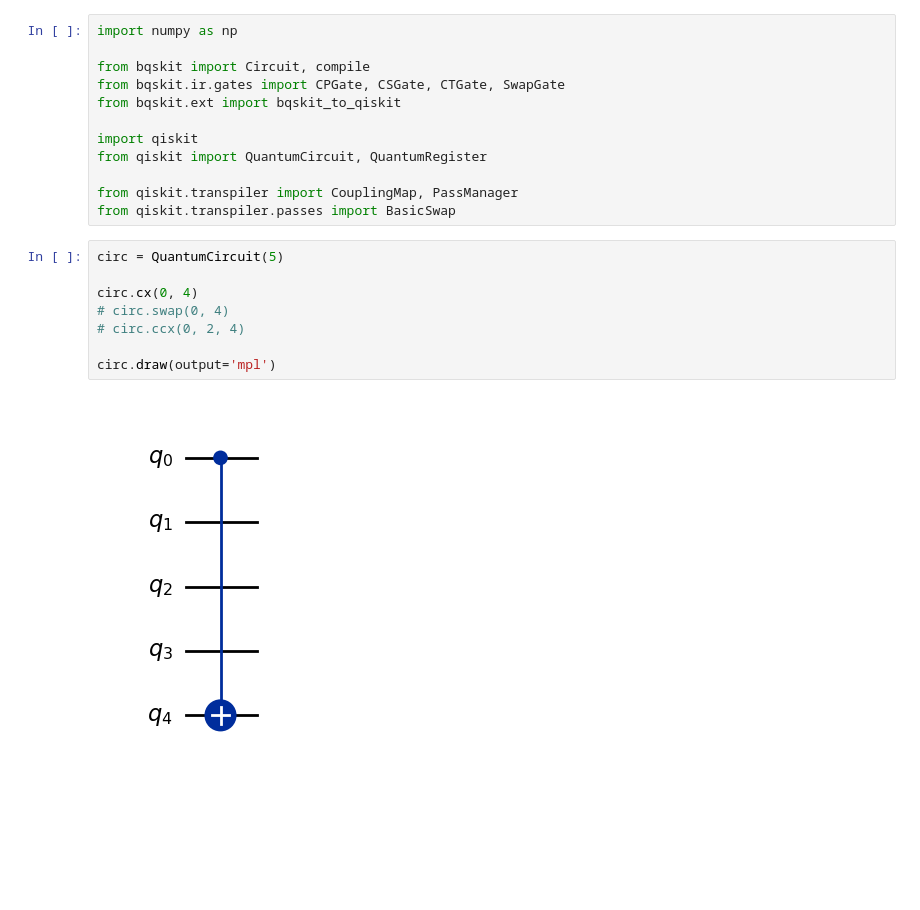
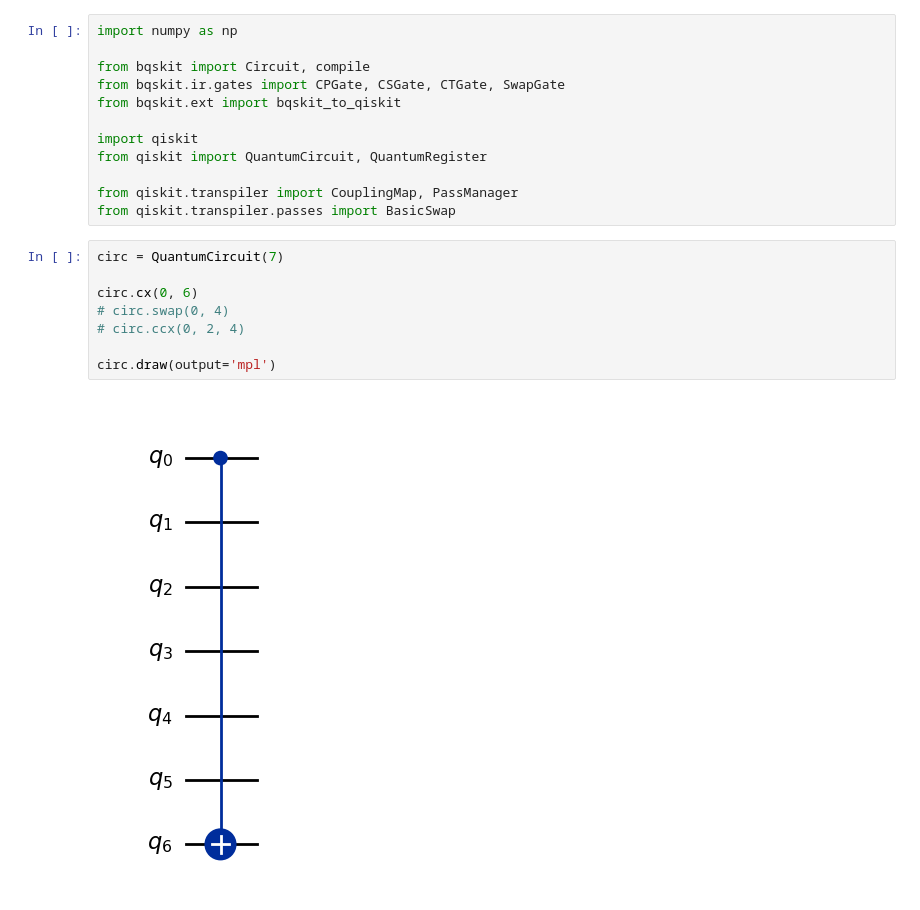
Before and after one commit to sumeetshirgure/dynconn, a Jupyter notebook: qiskit_check.ipynb, the cells around one changed output. Cells and saved outputs as stored; diff of their text form; blank space fills up the shorter version.

```diff
--- a/qiskit_check.ipynb
+++ b/qiskit_check.ipynb
@@ -11,13 +11,13 @@ from qiskit import QuantumCircuit, QuantumRegister
 from qiskit.transpiler import CouplingMap, PassManager
 from qiskit.transpiler.passes import BasicSwap
 # %%
-circ = QuantumCircuit(5)
+circ = QuantumCircuit(7)
 
-circ.cx(0, 4)
+circ.cx(0, 6)
 # circ.swap(0, 4)
 # circ.ccx(0, 2, 4)
 
 circ.draw(output='mpl')
 # %% [output]
-[figure, old version]
+[figure, new version]
 # %%
```
Also changed, not shown: parts of 3 cells of this notebook.
